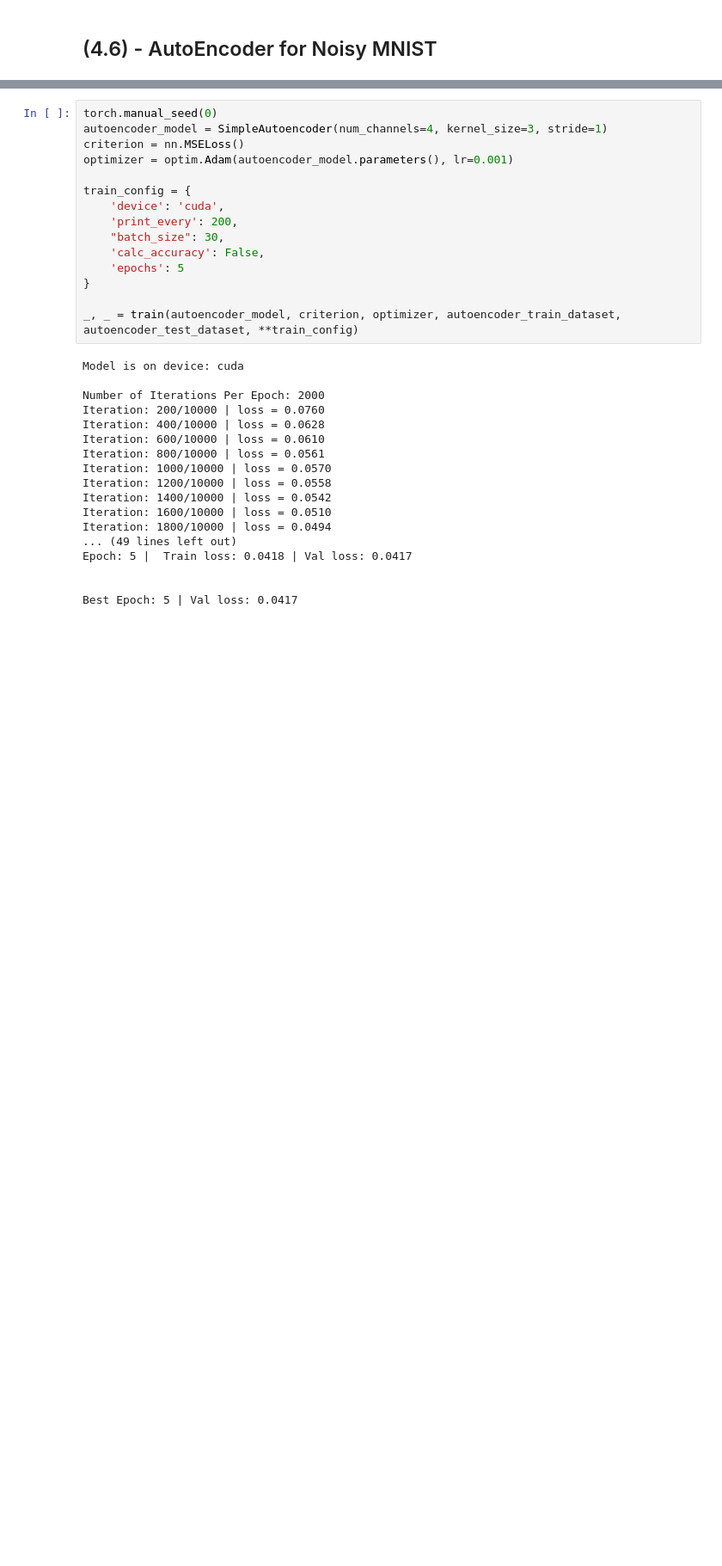
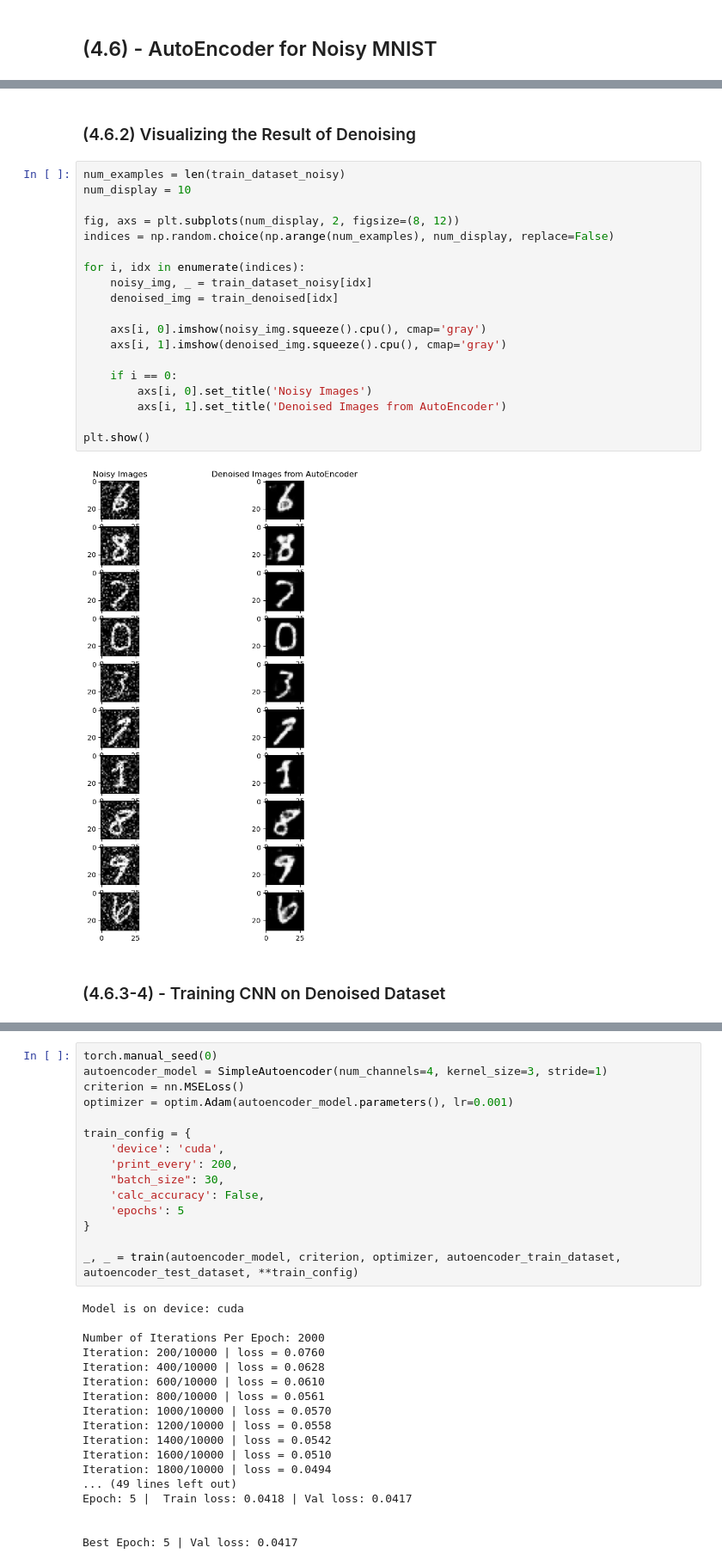
Before and after one commit to fine-man/smai-assignment-3, a Jupyter notebook: 4.ipynb, the cells around one changed output, grey strips where cells are left out. Shown: that part at 86% size. Saved outputs shown, nothing was run; the diff lists cells and outputs as text; blank space fills up the shorter version.

```diff
--- a/4.ipynb
+++ b/4.ipynb
@@ -618,0 +655,25 @@ Length of test dataset: 10000
+# %% [markdown]
+### (4.6.2) Visualizing the Result of Denoising
+# %%
+num_examples = len(train_dataset_noisy)
+num_display = 10
+
+fig, axs = plt.subplots(num_display, 2, figsize=(8, 12))
+indices = np.random.choice(np.arange(num_examples), num_display, replace=False)
+
+for i, idx in enumerate(indices):
+    noisy_img, _ = train_dataset_noisy[idx]
+    denoised_img = train_denoised[idx]
+
+    axs[i, 0].imshow(noisy_img.squeeze().cpu(), cmap='gray')
+    axs[i, 1].imshow(denoised_img.squeeze().cpu(), cmap='gray')
+
+    if i == 0:
+        axs[i, 0].set_title('Noisy Images')
+        axs[i, 1].set_title('Denoised Images from AutoEncoder')
+
+plt.show()
+# %% [output]
+[figure, added]
+# %% [markdown]
+### (4.6.3-4) - Training CNN on Denoised Dataset
```
Also changed, not shown: parts of 25 cells of this notebook, 6 other files.
